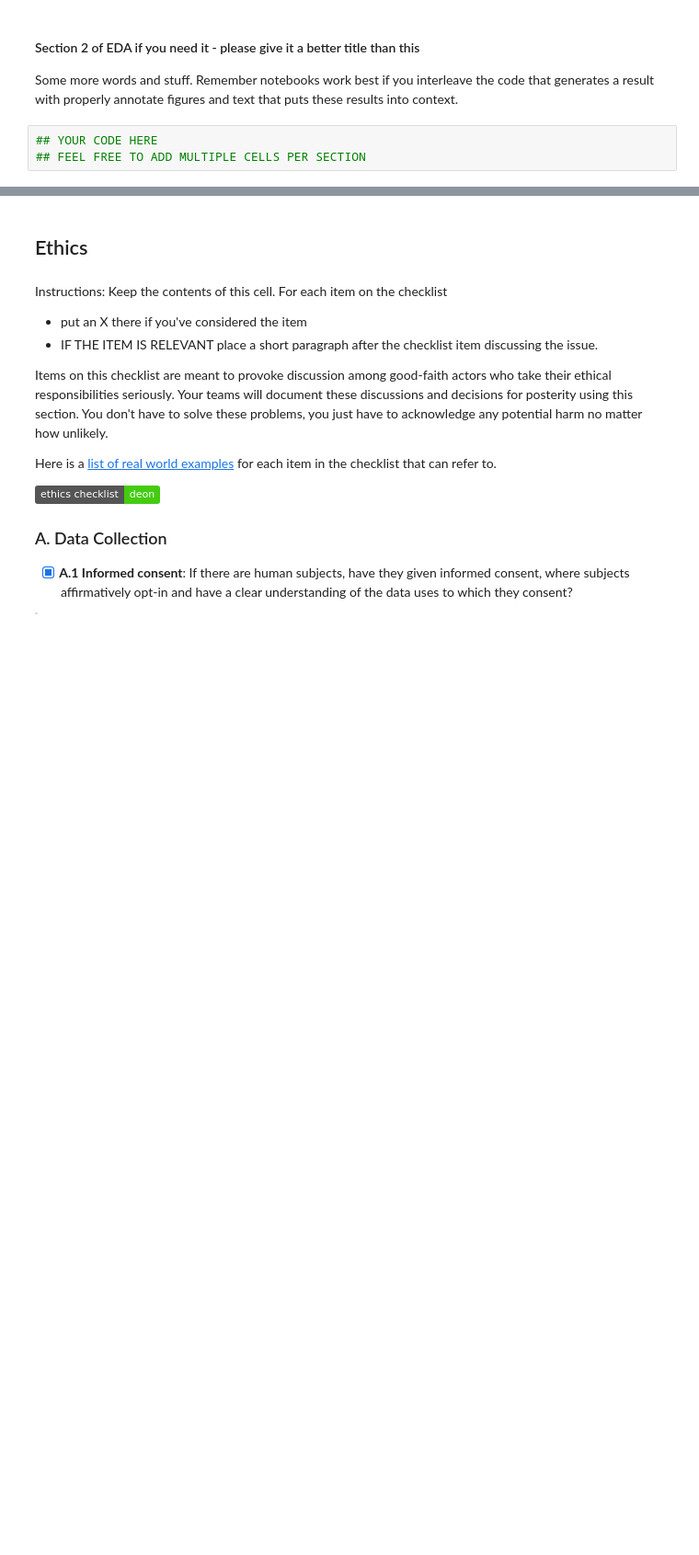
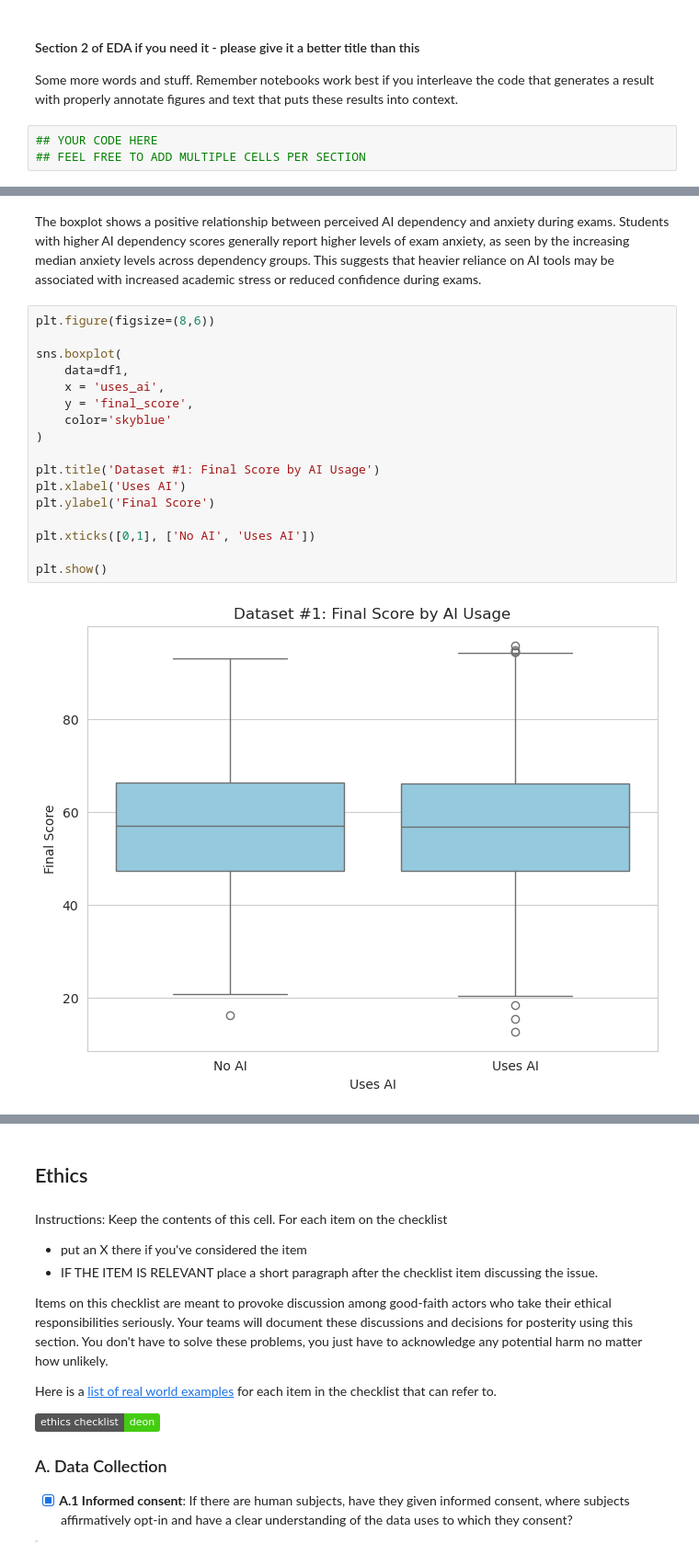
Before and after one commit to COGS108/Group-SP26-087, a Jupyter notebook: 02-EDACheckpoint.ipynb, the cells around one changed output, grey strips where cells are left out. Shown at 92% size. Drawn from its saved outputs; the diff is of its cells as text; badges without logos; blank space fills up the shorter version.

```diff
--- a/02-EDACheckpoint.ipynb
+++ b/02-EDACheckpoint.ipynb
@@ -402,0 +554,21 @@ Some more words and stuff.  Remember notebooks work best if you interleave the c
+# %% [markdown]
+The boxplot shows a positive relationship between perceived AI dependency and anxiety during exams. Students with higher AI dependency scores generally report higher levels of exam anxiety, as seen by the increasing median anxiety levels across dependency groups. This suggests that heavier reliance on AI tools may be associated with increased academic stress or reduced confidence during exams.
+# %%
+plt.figure(figsize=(8,6))
+
+sns.boxplot(
+    data=df1,
+    x = 'uses_ai',
+    y = 'final_score',
+    color='skyblue'
+)
+
+plt.title('Dataset #1: Final Score by AI Usage')
+plt.xlabel('Uses AI')
+plt.ylabel('Final Score')
+
+plt.xticks([0,1], ['No AI', 'Uses AI'])
+
+plt.show()
+# %% [output]
+[figure, added]
```
Also changed, not shown: parts of 15 cells of this notebook.
